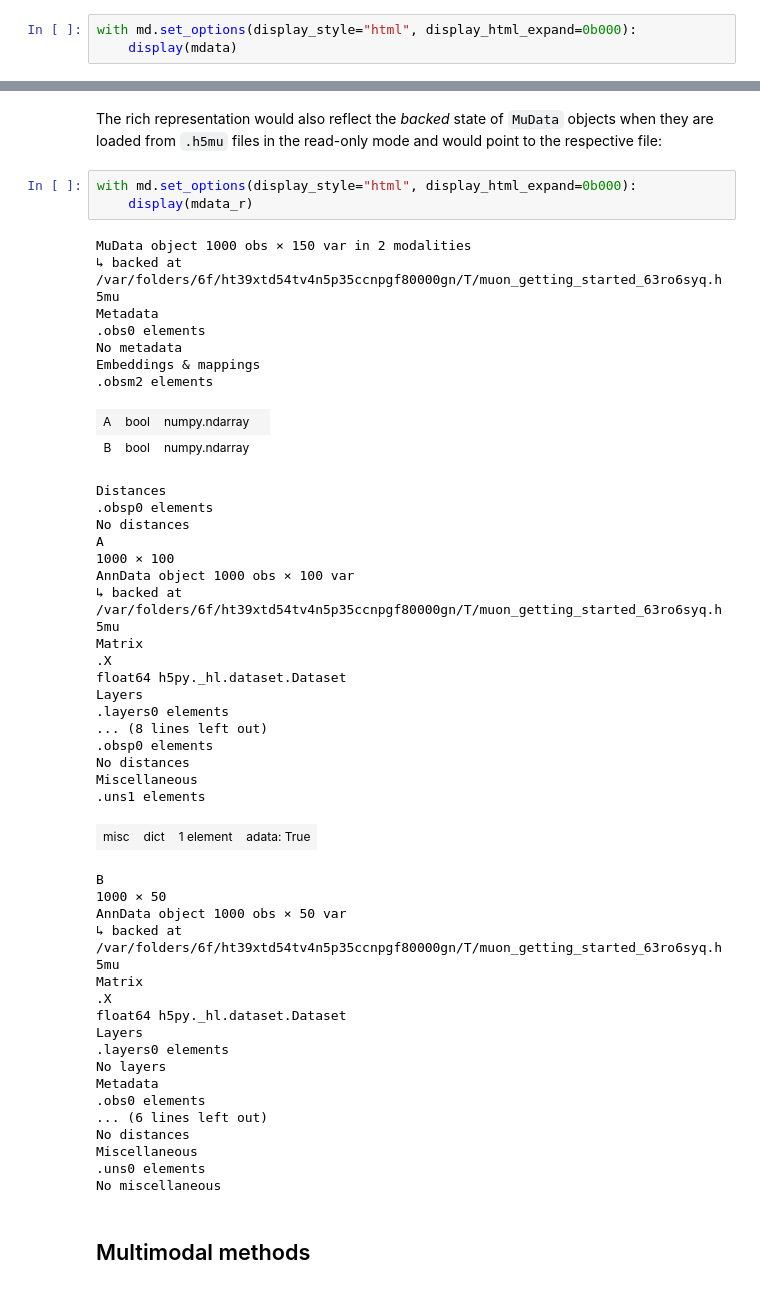
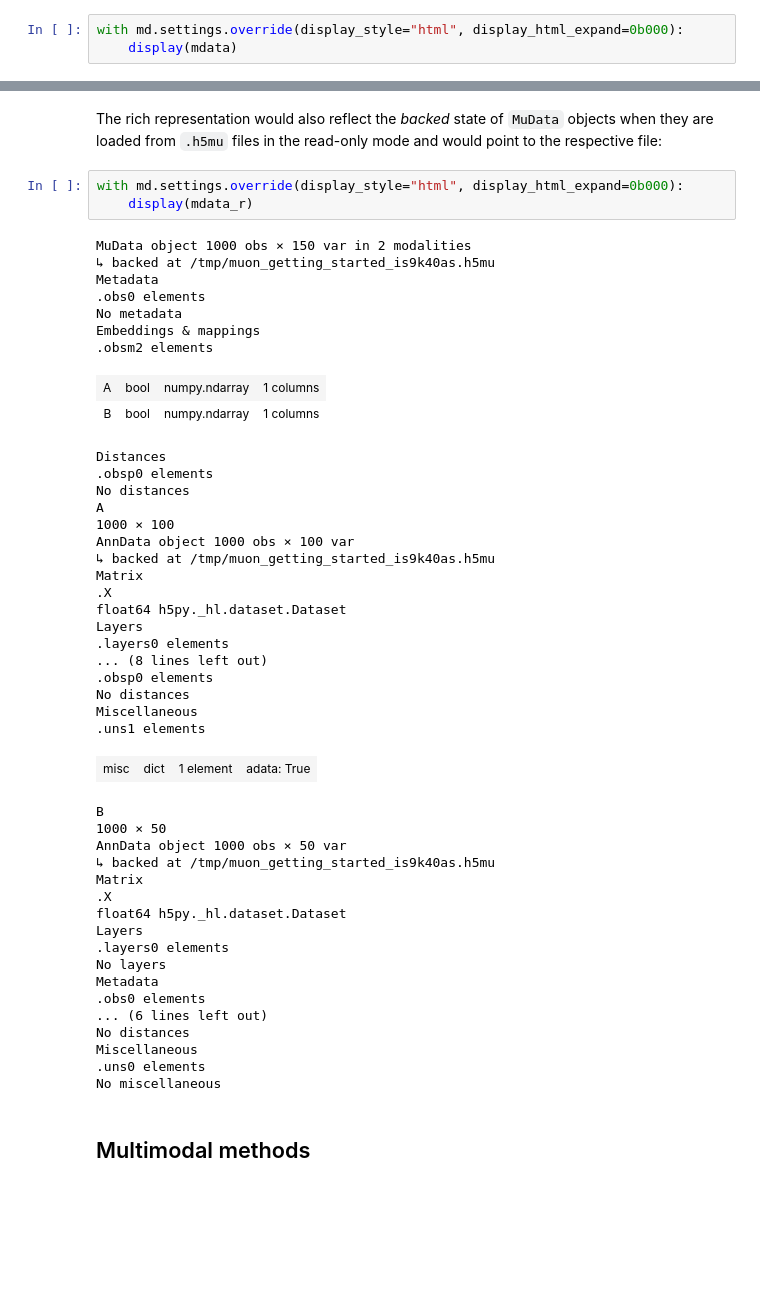
Before and after one commit to scverse/mudata, a Jupyter notebook: docs/notebooks/quickstart_mudata.ipynb, the cells around one changed output, grey strips where cells are left out. Drawn from its saved outputs; the diff is of its cells as text; blank space fills up the shorter version.

```diff
--- a/docs/notebooks/quickstart_mudata.ipynb
+++ b/docs/notebooks/quickstart_mudata.ipynb
@@ -134,7 +137,7 @@ It's worth noting that other tools might provide convenience functions for some
 # %% [markdown]
 Some notebook environments such as Jupyter/IPython allow for the [rich object representation](https://ipython.readthedocs.io/en/stable/config/integrating.html). This is what `mudata` uses in order to provide an optional HTML representation that allows to interactively explore `MuData` objects. While the dataset in our example is not the most comprehensive one, here is how it looks like:
 # %%
-with md.set_options(display_style="html", display_html_expand=0b000):
+with md.settings.override(display_style="html", display_html_expand=0b000):
     display(mdata)
 # %% [output]
 MuData object 1000 obs × 150 var in 2 modalities
@@ -218,25 +221,25 @@ True
 # %% [markdown]
 The rich representation would also reflect the _backed_ state of `MuData` objects when they are loaded from `.h5mu` files in the read-only mode and would point to the respective file:
 # %%
-with md.set_options(display_style="html", display_html_expand=0b000):
+with md.settings.override(display_style="html", display_html_expand=0b000):
     display(mdata_r)
 # %% [output]
 MuData object 1000 obs × 150 var in 2 modalities
-↳ backed at /var/folders/6f/ht39xtd54tv4n5p35ccnpgf80000gn/T/muon_getting_started_63ro6syq.h5mu
+↳ backed at /tmp/muon_getting_started_is9k40as.h5mu
 Metadata
 .obs0 elements
 No metadata
 Embeddings & mappings
 .obsm2 elements
-| A | bool | numpy.ndarray |  |
-| B | bool | numpy.ndarray |  |
+| A | bool | numpy.ndarray | 1 columns |
+| B | bool | numpy.ndarray | 1 columns |
 Distances
 .obsp0 elements
 No distances
 A
 1000 × 100
 AnnData object 1000 obs × 100 var
-↳ backed at /var/folders/6f/ht39xtd54tv4n5p35ccnpgf80000gn/T/muon_getting_started_63ro6syq.h5mu
+↳ backed at /tmp/muon_getting_started_is9k40as.h5mu
 Matrix
 .X
 float64 h5py._hl.dataset.Dataset
@@ -251,7 +254,7 @@ Miscellaneous
 B
 1000 × 50
 AnnData object 1000 obs × 50 var
-↳ backed at /var/folders/6f/ht39xtd54tv4n5p35ccnpgf80000gn/T/muon_getting_started_63ro6syq.h5mu
+↳ backed at /tmp/muon_getting_started_is9k40as.h5mu
 Matrix
 .X
 float64 h5py._hl.dataset.Dataset
```
Also changed, not shown: parts of 8 cells of this notebook, 4 other files.
